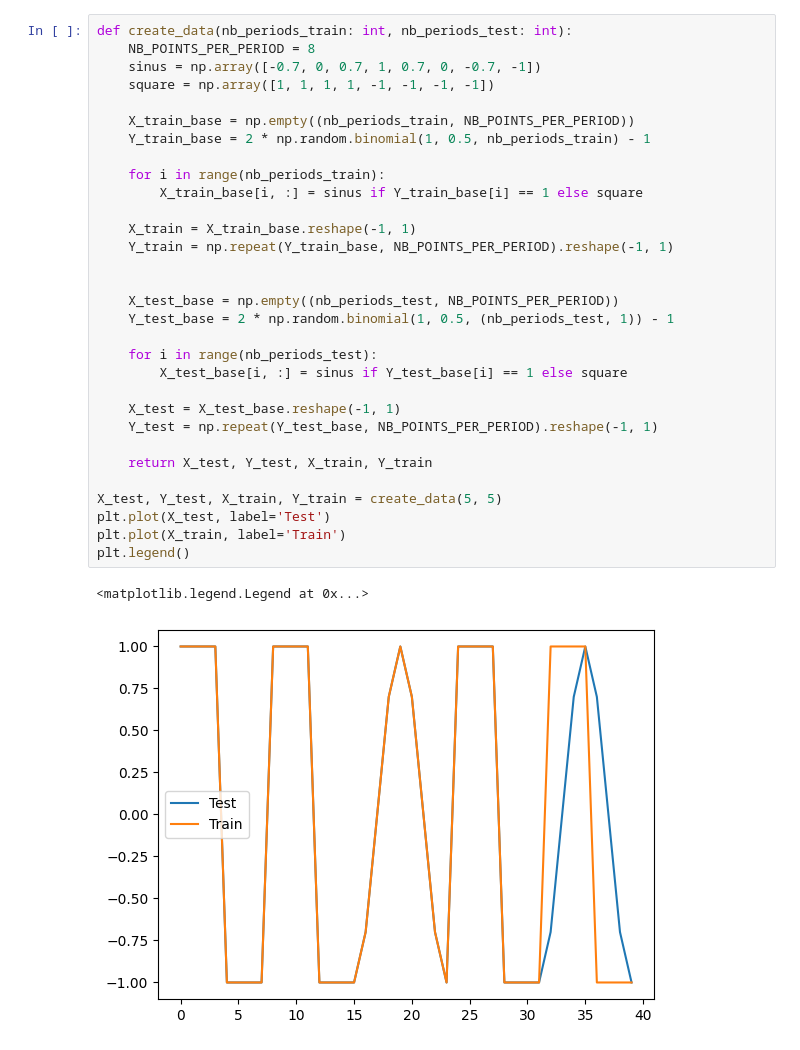
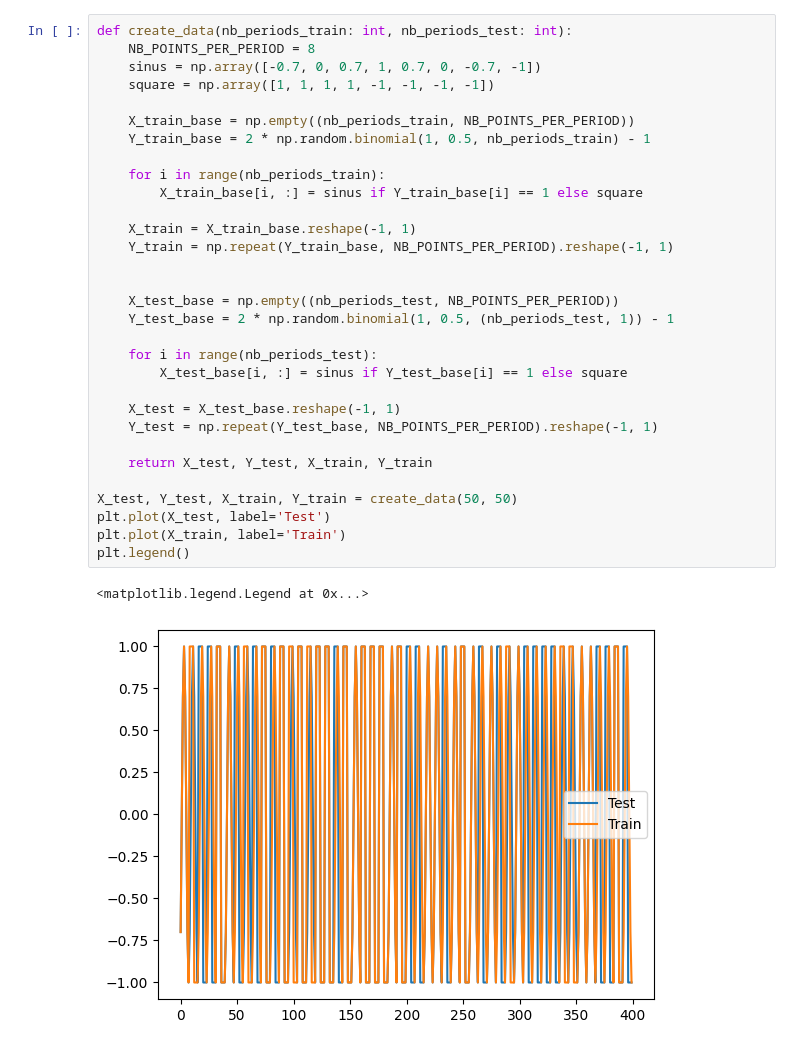
Before and after one commit to nicolasmalet/Quantum-Learn, a Jupyter notebook: TestQRC.ipynb, the cells around one changed output. Cells and saved outputs as stored; diff of their text form.

```diff
--- a/TestQRC.ipynb
+++ b/TestQRC.ipynb
@@ -55,35 +18,35 @@ def create_data(nb_periods_train: int, nb_periods_test: int):
     NB_POINTS_PER_PERIOD = 8
     sinus = np.array([-0.7, 0, 0.7, 1, 0.7, 0, -0.7, -1])
     square = np.array([1, 1, 1, 1, -1, -1, -1, -1])
 
     X_train_base = np.empty((nb_periods_train, NB_POINTS_PER_PERIOD))
     Y_train_base = 2 * np.random.binomial(1, 0.5, nb_periods_train) - 1
 
     for i in range(nb_periods_train):
         X_train_base[i, :] = sinus if Y_train_base[i] == 1 else square
 
     X_train = X_train_base.reshape(-1, 1)
     Y_train = np.repeat(Y_train_base, NB_POINTS_PER_PERIOD).reshape(-1, 1)
 
 
     X_test_base = np.empty((nb_periods_test, NB_POINTS_PER_PERIOD))
     Y_test_base = 2 * np.random.binomial(1, 0.5, (nb_periods_test, 1)) - 1
 
     for i in range(nb_periods_test):
         X_test_base[i, :] = sinus if Y_test_base[i] == 1 else square
 
     X_test = X_test_base.reshape(-1, 1)
     Y_test = np.repeat(Y_test_base, NB_POINTS_PER_PERIOD).reshape(-1, 1)
 
     return X_test, Y_test, X_train, Y_train
 
-X_test, Y_test, X_train, Y_train = create_data(5, 5)
+X_test, Y_test, X_train, Y_train = create_data(50, 50)
 plt.plot(X_test, label='Test')
 plt.plot(X_train, label='Train')
 plt.legend()
 # %% [output]
 <matplotlib.legend.Legend at 0x...>
-[figure, old version]
+[figure, new version]
 # %%
 
 params_G = [QuantumParameters(
```
Also changed, not shown: parts of 9 cells of this notebook, 10 other files.
